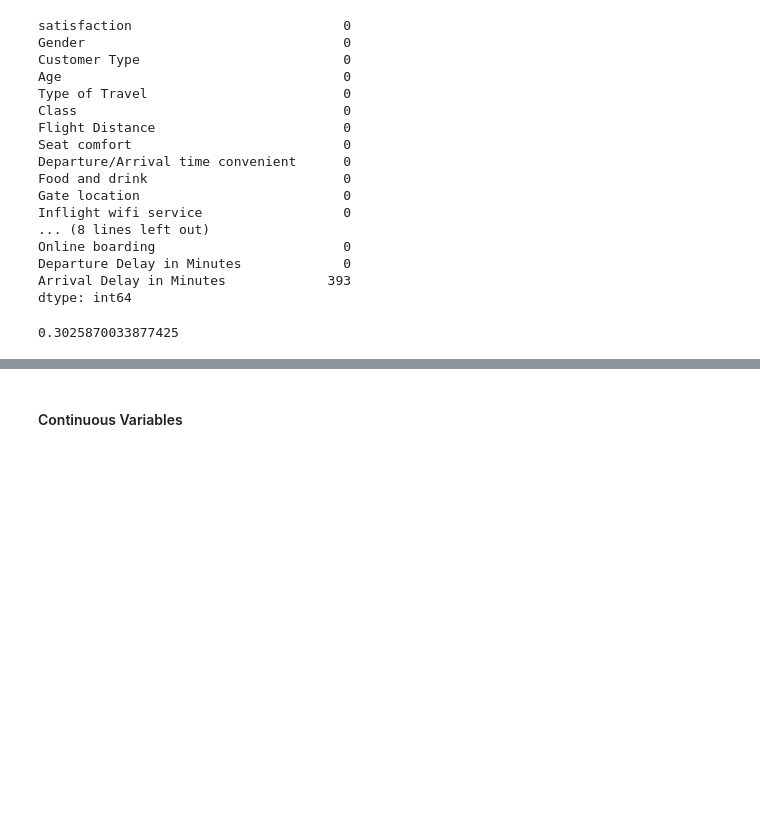
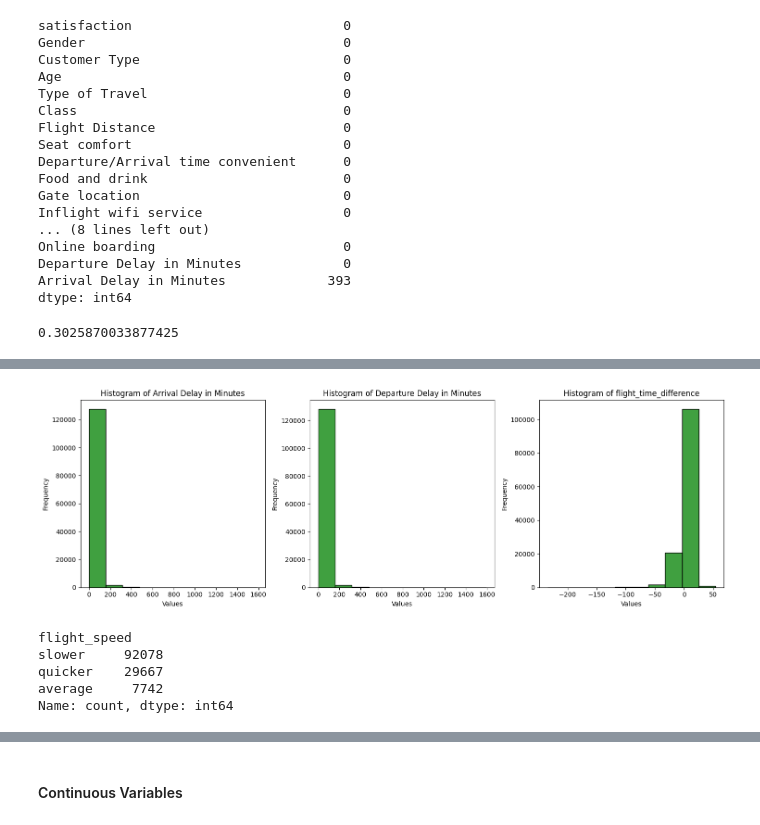
Before and after one commit to Lughaidh-w/Airline-Customer-Satisfaction, a Jupyter notebook: CA1.ipynb, the cells around one changed output, grey strips where cells are left out. Saved outputs shown, nothing was run; the diff lists cells and outputs as text; code cells hidden in the pictures; blank space fills up the shorter version.

```diff
--- a/CA1.ipynb
+++ b/CA1.ipynb
@@ -40,14 +42,18 @@ def countplot(df, var, x_size=4, y_size=4, title="Countplot", x_label="Values",
 # %%
 # histogram
 def histogram(df, var, x_size=4, y_size=4, x_label="Values", y_label="Frequency",
-              bins=10):
-    plt.figure(figsize=(x_size, y_size))
-    sns.histplot(data=df, x=var, kde=False, bins=bins, color='green')
-    plt.xlabel(x_label)
-    plt.ylabel(y_label)
+              bins=10, single_plot=True, ax=None):
+    if ax is None:
+        fig, ax = plt.subplots(figsize=(x_size, y_size))
+
+    sns.histplot(data=df, x=var, kde=False, bins=bins, color='green', ax=ax)
+    ax.set_xlabel(x_label)
+    ax.set_ylabel(y_label)
     title = f"Histogram of {var}"
-    plt.title(title)
-    plt.show()
+    ax.set_title(title)
+
+    if single_plot:
+        plt.show()
 # %% [markdown]
 ### Data Exploration
 # %%
@@ -140,0 +171,4 @@ df["Arrival Delay in Minutes"].isnull().sum()/len(df) * 100
+# %%
+# flight time difference from schedule
+df["flight_time_difference"] = df["Departure Delay in Minutes"] - df["Arrival Delay in Minutes"]
+df["flight_time_difference"].describe()
@@ -140,0 +185,11 @@ df["Arrival Delay in Minutes"].isnull().sum()/len(df) * 100
+# %%
+fig, axs = plt.subplots(1, 3, figsize=(15, 5))
+
+axs[0] = histogram(df, "Arrival Delay in Minutes", single_plot=False, ax=axs[0])
+axs[1] = histogram(df, "Departure Delay in Minutes", single_plot=False, ax=axs[1])
+axs[2] = histogram(df, "flight_time_difference", single_plot=False, ax=axs[2])
+
+plt.tight_layout()
+plt.show()
+# %% [output]
+[figure, added]
@@ -140,0 +208,8 @@ df["Arrival Delay in Minutes"].isnull().sum()/len(df) * 100
+# %%
+df["flight_speed"].value_counts()
+# %% [output]
+flight_speed
+slower     92078
+quicker    29667
+average     7742
+Name: count, dtype: int64
```
Also changed, not shown: parts of 82 cells of this notebook, 1 other file.
